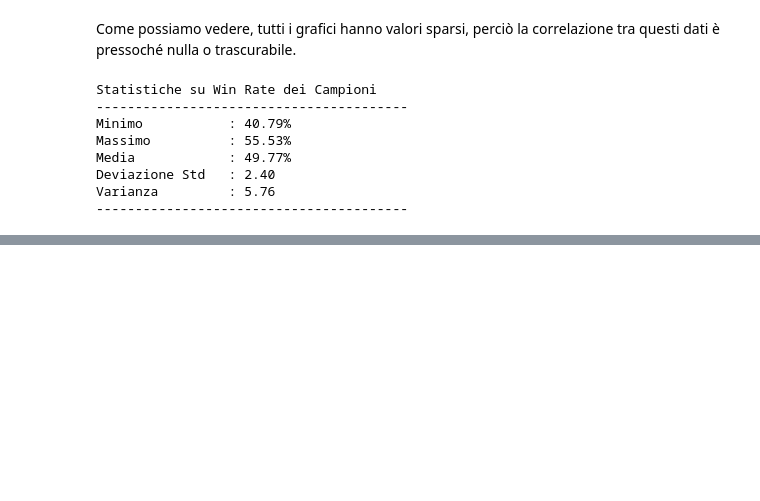
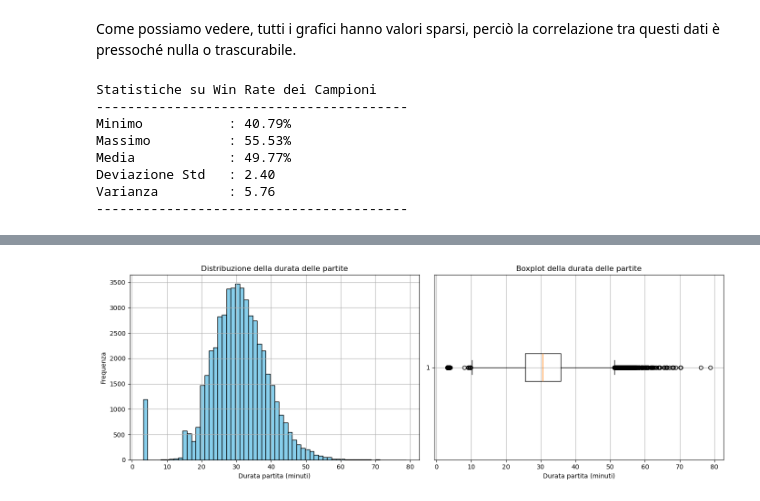
Before and after one commit to FedeDL777/DIP-Project, a Jupyter notebook: main.ipynb, the cells around one changed output, grey strips where cells are left out. Cells and saved outputs as stored; diff of their text form; code cells hidden in the pictures; blank space fills up the shorter version.

```diff
--- a/main.ipynb
+++ b/main.ipynb
@@ -514,0 +544,17 @@ print("-" * 40)
+# %%
+durate_min = games_data["gameDuration"] / 60
+fig, axes = plt.subplots(1, 2, figsize=(14, 5))
+axes[0].hist(durate_min, bins=60, color="skyblue", edgecolor="black")
+axes[0].set_title("Distribuzione della durata delle partite")
+axes[0].set_xlabel("Durata partita (minuti)")
+axes[0].set_ylabel("Frequenza")
+axes[0].grid(True)
+axes[1].boxplot(durate_min, vert=False)
+axes[1].set_title("Boxplot della durata delle partite")
+axes[1].set_xlabel("Durata partita (minuti)")
+axes[1].grid(True)
+
+plt.tight_layout()
+plt.show()
+# %% [output]
+[figure, added]
```
Also changed, not shown: parts of 13 cells of this notebook.
